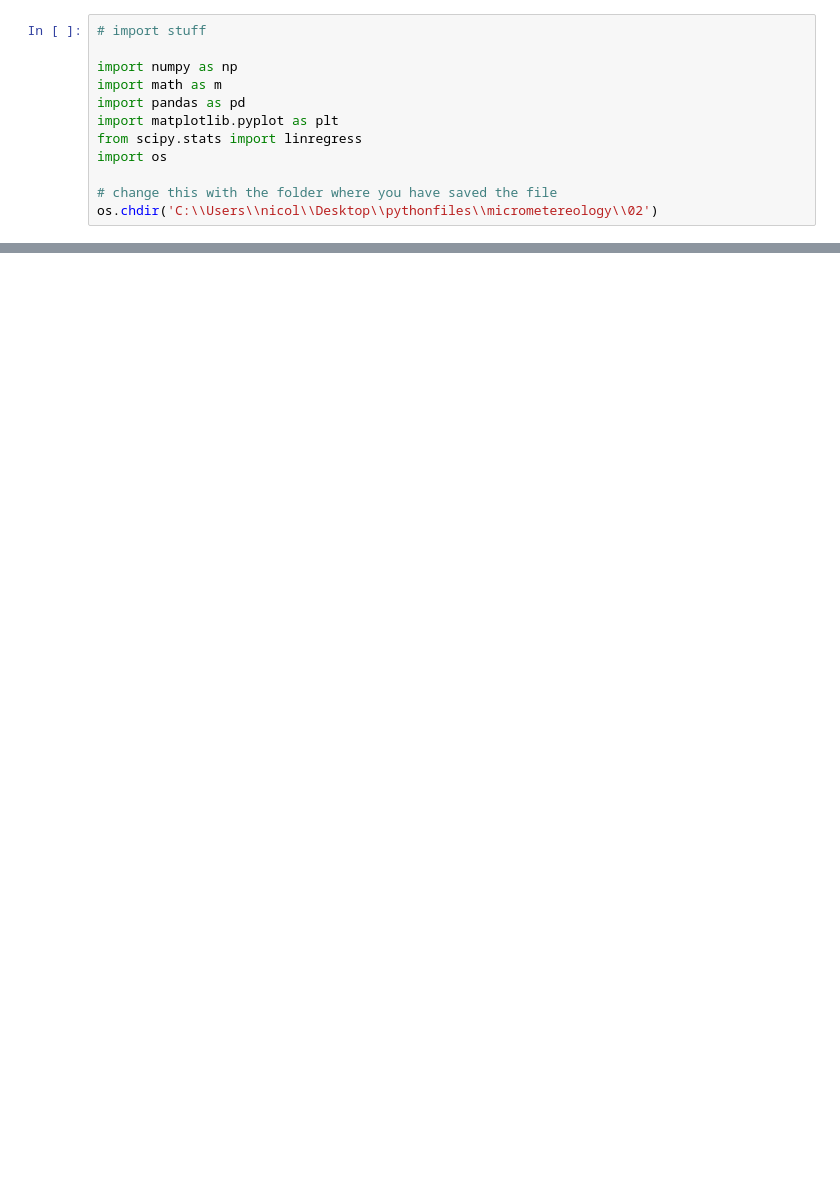
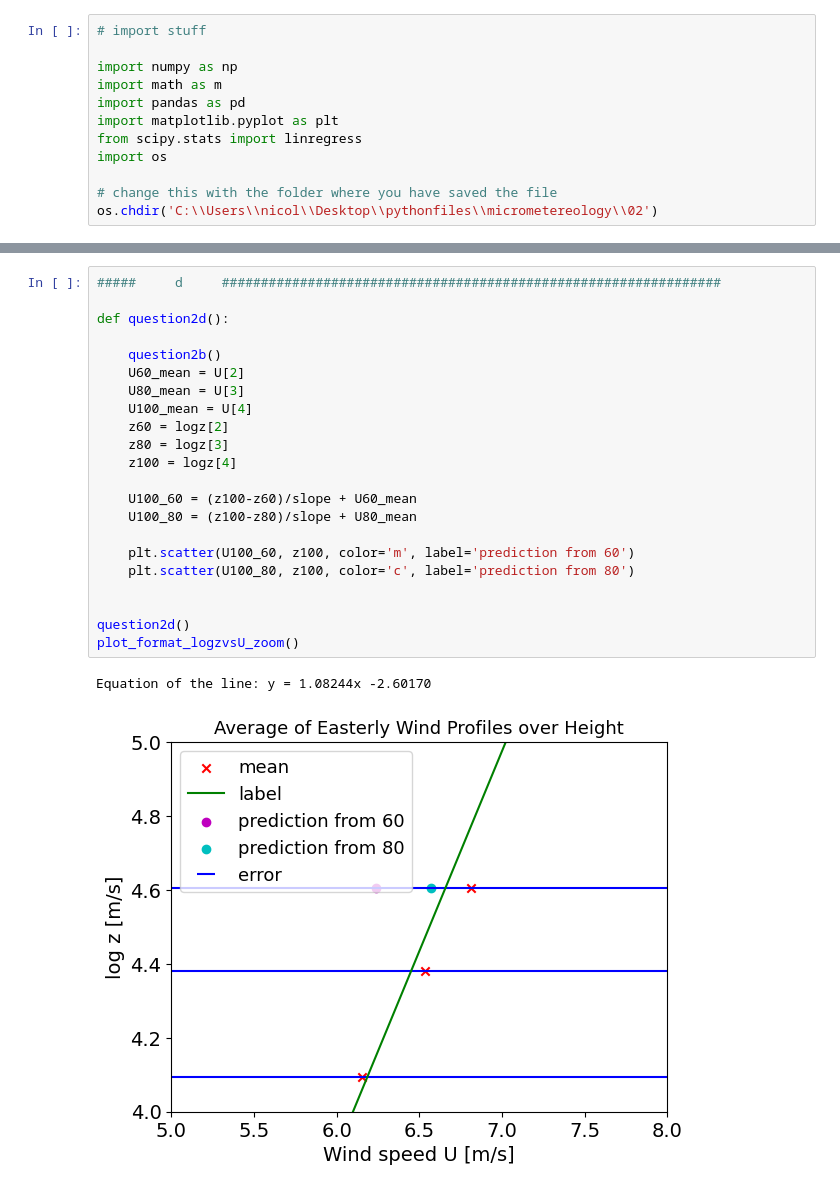
Before and after one commit to nicolaquaia/micrometereology, a Jupyter notebook: 02/assignment2_notebook.ipynb, the cells around one changed output, grey strips where cells are left out. Saved outputs shown, nothing was run; the diff lists cells and outputs as text; blank space fills up the shorter version.

```diff
--- a/02/assignment2_notebook.ipynb
+++ b/02/assignment2_notebook.ipynb
@@ -175,0 +197,25 @@ Equation of the line: y = 1.08244x -2.60170
+# %%
+#####     d     ################################################################
+
+def question2d():
+
+    question2b()
+    U60_mean = U[2]
+    U80_mean = U[3]
+    U100_mean = U[4]
+    z60 = logz[2]
+    z80 = logz[3]
+    z100 = logz[4]
+
+    U100_60 = (z100-z60)/slope + U60_mean
+    U100_80 = (z100-z80)/slope + U80_mean
+
+    plt.scatter(U100_60, z100, color='m', label='prediction from 60')
+    plt.scatter(U100_80, z100, color='c', label='prediction from 80')
+
+
+question2d()
+plot_format_logzvsU_zoom()
+# %% [output]
+Equation of the line: y = 1.08244x -2.60170
+[figure, added]
```
Also changed, not shown: parts of 12 cells of this notebook.
